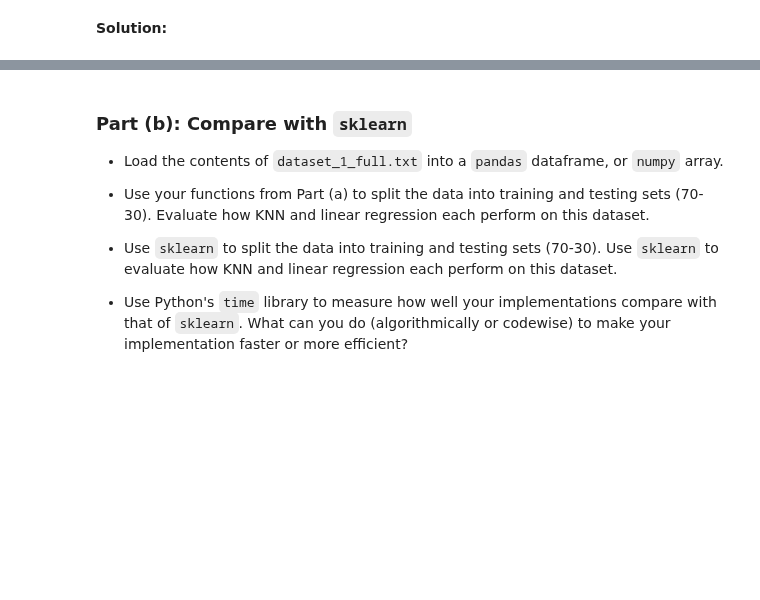
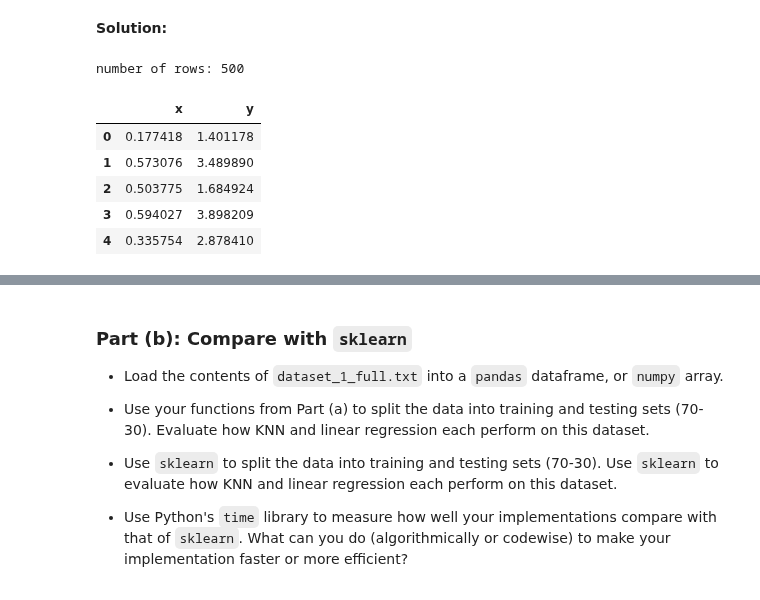
Before and after one commit to rickfarmer/harvard-cs-109a-data-science, a Jupyter notebook: farmer_rick_cs109a_HW2.ipynb, the cells around one changed output, grey strips where cells are left out. Saved outputs shown, nothing was run; the diff lists cells and outputs as text; code cells hidden in the pictures; blank space fills up the shorter version.

```diff
--- a/farmer_rick_cs109a_HW2.ipynb
+++ b/farmer_rick_cs109a_HW2.ipynb
@@ -89,3 +92,27 @@ In the following, you may use ``numpy`` arrays instead of ``pandas`` dataframes.
     - return: R^2 coefficient of the fit of the predicted values.
 # %% [markdown]
 **Solution:**
+# %%
+# Let's explore the raw data first to understand it better
+
+# Dataset is a one-dimensional data set,
+#     with the first column containing the independent variable X,
+#     and the second column containing the dependent variable Y.
+
+# Load the contents of dataset_1_full.txt into a pandas dataframe, or numpy array
+# Create a dataframe from the csv text
+df = pd.read_csv('dataset/dataset_1_full.txt')
+
+# Sanity check
+print 'number of rows:', df.shape[0]
+
+# Sanity check
+df.head(n = 5)
+# %% [output]
+number of rows: 500
+|  | x | y |
+| 0 | 0.177418 | 1.401178 |
+| 1 | 0.573076 | 3.489890 |
+| 2 | 0.503775 | 1.684924 |
+| 3 | 0.594027 | 3.898209 |
+| 4 | 0.335754 | 2.878410 |
```
Also changed, not shown: parts of 30 cells of this notebook.
